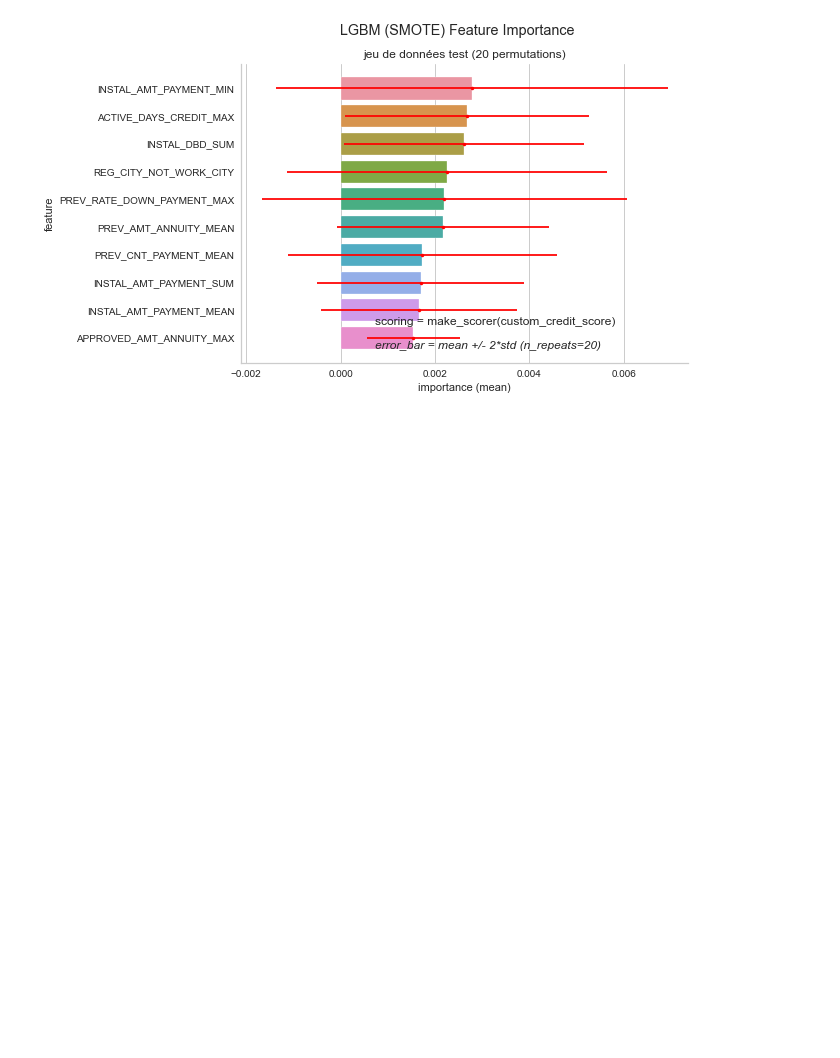
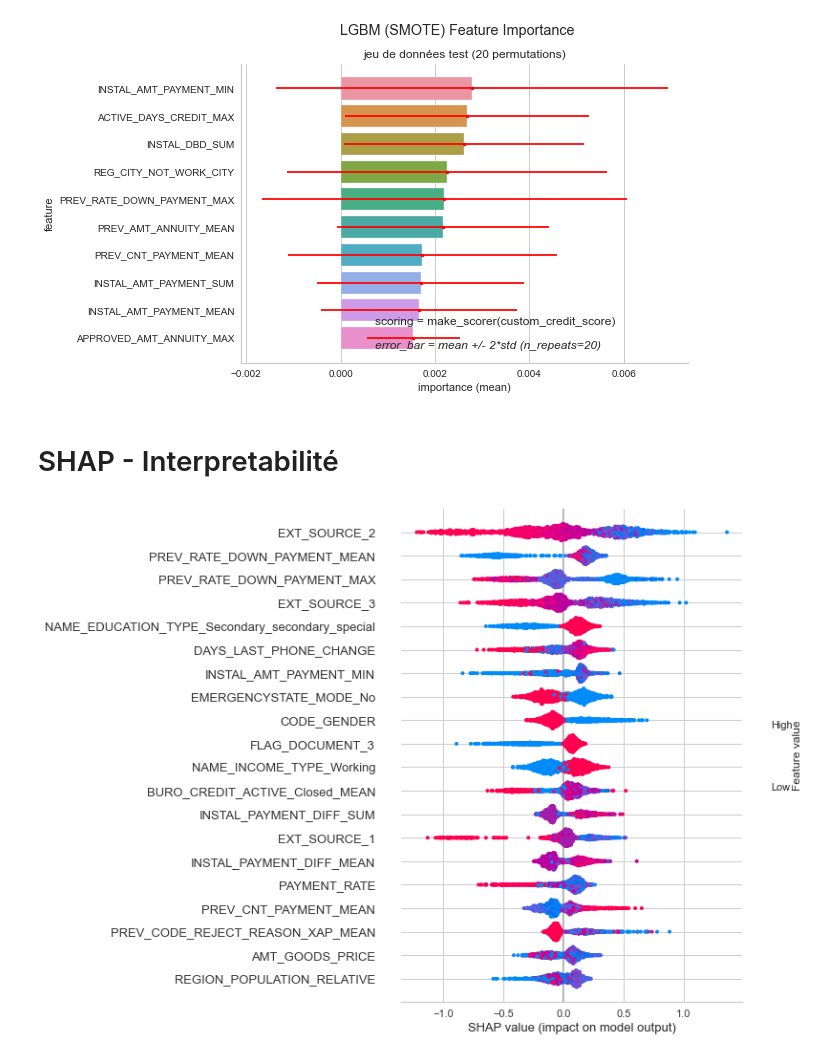
Before and after one commit to mrcreasey/oc-ds-p7-scoring-dashboard, a Jupyter notebook: code/P7_modelisation.ipynb, the cells around one changed output. Drawn from its saved outputs; the diff is of its cells as text; code cells hidden in the pictures; blank space fills up the shorter version.

Commit message:
add SHAP Interpretability

```diff
--- a/code/P7_modelisation.ipynb
+++ b/code/P7_modelisation.ipynb
@@ -2577,3 +2577,14 @@ evaluate_permutation_importance(gs.best_estimator_, x_test_prep,y_test, model_na
  0.00285345 0.00219793 0.0020752  0.0009892 ]
 "LGBM_(SMOTE)_-_Permutation_Importance_entrainement.png"
 [figure]
+# %% [markdown]
+# SHAP - Interpretabilité
+# %%
+import shap
+lgbm_shap = shap.TreeExplainer(get_classifier(lgbm_pipeline), x_train_prep)
+# %%
+lgbm_shap_values = lgbm_shap.shap_values(x_test_prep)
+# %%
+shap.summary_plot(lgbm_shap_values, x_test_prep)
+# %% [output]
+[figure, added]
```
Also changed, not shown: parts of 1 cell of this notebook.
